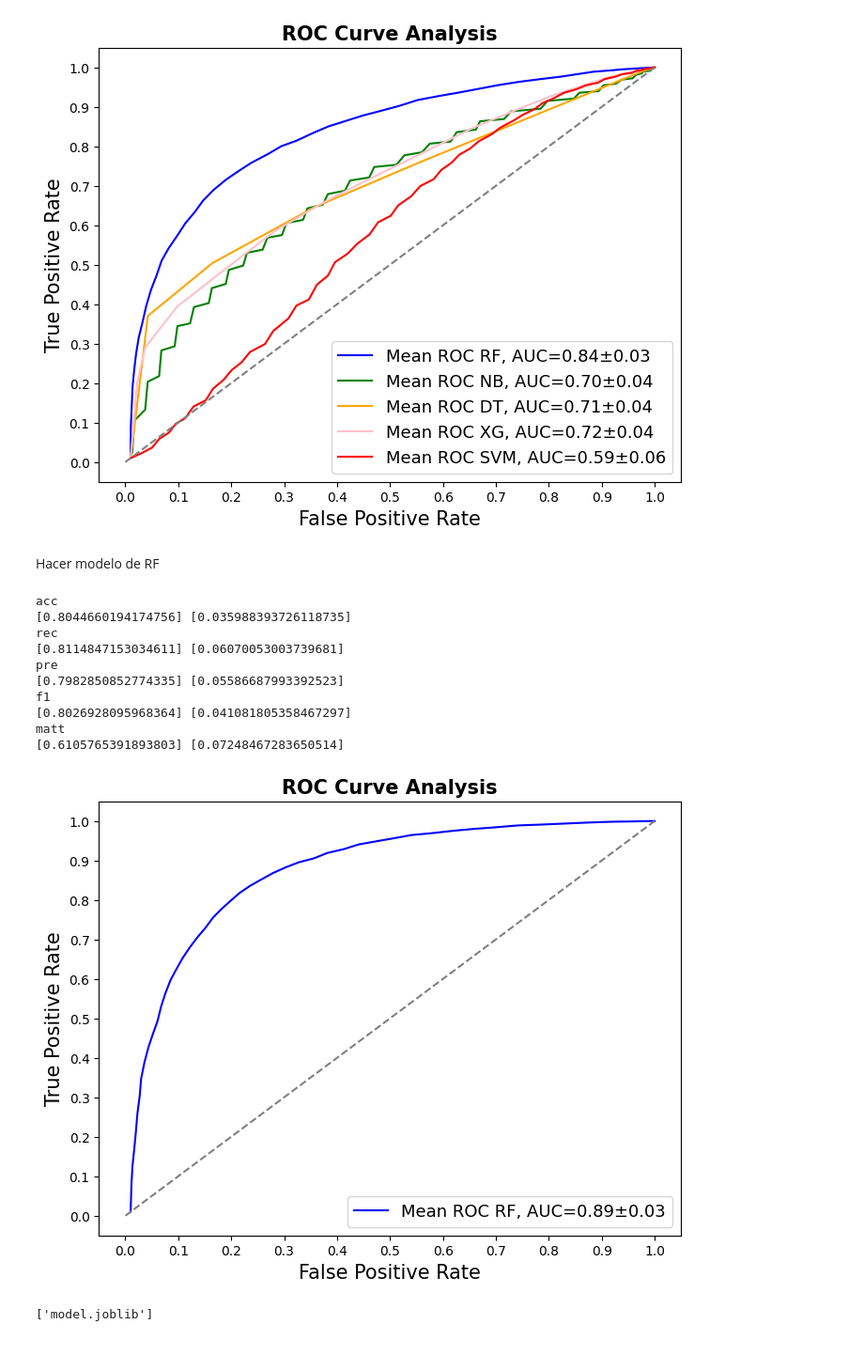
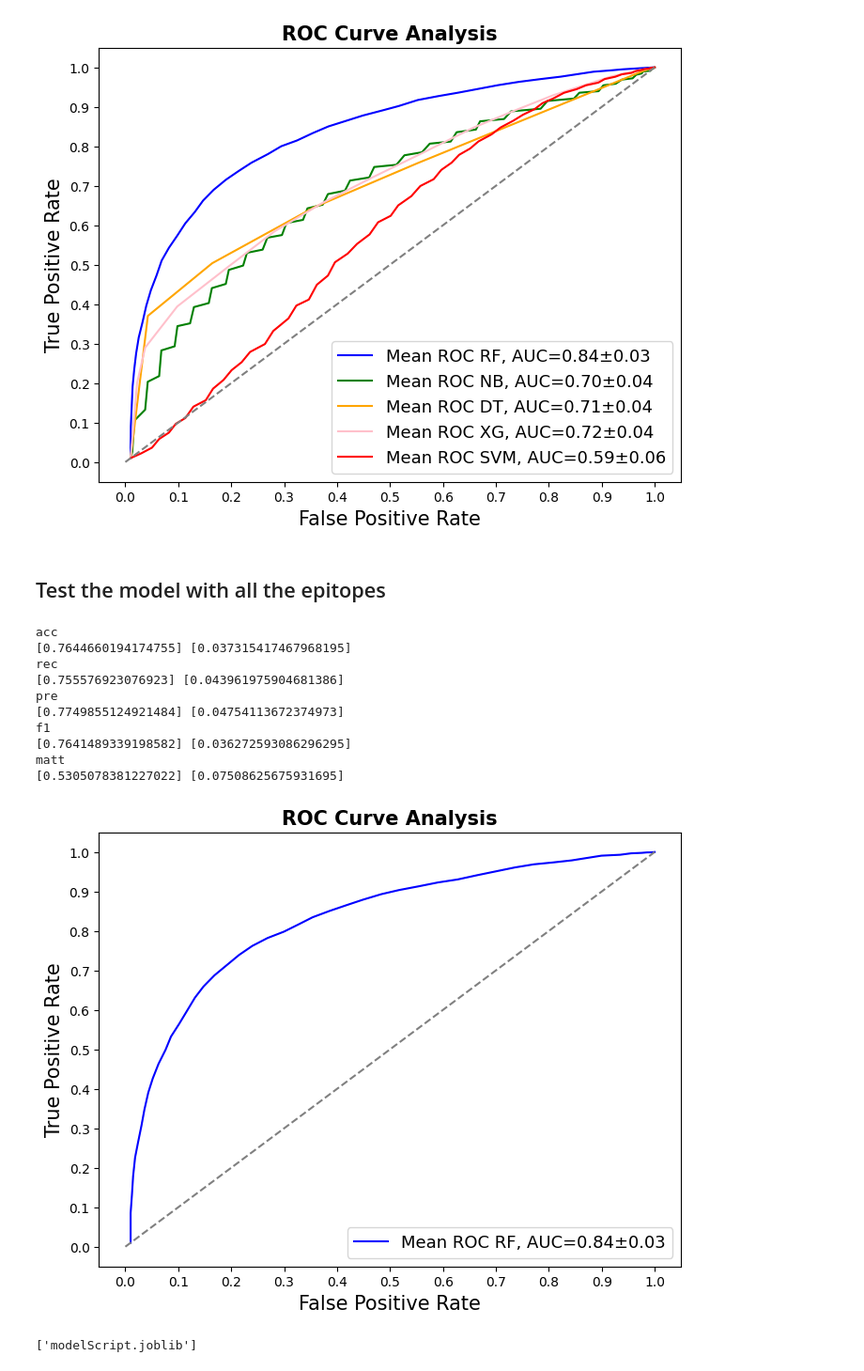
Before and after one commit to cparejabarrueto/epitopes, a Jupyter notebook: Epitopes-Script.ipynb, the cells around one changed output. Shown at 94% size. Cells and saved outputs as stored; diff of their text form; code cells hidden in the pictures.

```diff
--- a/Epitopes-Script.ipynb
+++ b/Epitopes-Script.ipynb
@@ -1585,8 +1585,17 @@ matt
 [0.540043241694719, 0.29381011655217915, 0.34501131788397865, 0.31621011092066814, 0.10096659828411854] [0.07440848817735592, 0.09526794897315519, 0.10045008861890994, 0.08556647593485259, 0.094655207 ...
 [figure]
 # %% [markdown]
-Hacer modelo de RF
+## Test the model with all the epitopes
+# %%
+fc_merge=[
+    'PartialSpecificVolume', 'st7', 'at_hmoment_sheet', 'PorcAromatic', 'Blosum4', 'MsWhim1', 't3',
+    'at_hmoment_alpha', 'DoubleBendPreference', 'Blosum8', 't2', 'Blosum2', 't4', 'st5', 'at_boman',
+    'pKC', 'MsWhim3', 'OccurrenceInAlphaRegion', 'ElectronicProperties', 'st8',
+    'PorcBasic', 'PorcAcidic',
+    'ExtendedStructurePreference', 'Blosum9', 'st4', 'z2', 'PorcPolar', 'PorcAliphatic',
+    'PorcNonPolar', 'Blosum6', 'Blosum3', 'FlatExtendedPreference', 'Blosum10', 'st3']
 # %%
+#save model
 from sklearn.ensemble import RandomForestClassifier
 from joblib import dump, load
 import pandas as pd
@@ -1600,6 +1609,12 @@ import matplotlib.pyplot as plt
 import warnings
 warnings.filterwarnings("ignore")
 
+#input
+cols=[*range(1, 75, 1)]
+df_ref = pd.read_csv('descriptors_class_influenza_nonEpiAlgorithm.csv', sep=',',usecols=cols)
+feature_cols =['PorcTiny','PorcSmall','PorcAliphatic','PorcAromatic','PorcNonPolar','PorcPolar','PorcCharged','PorcBasic','PorcAcidic','at_index','at_boman','at_charge','at_pi','at_hmoment_alpha','at_hmoment_sheet','HelixBendPreference','SideChainSize','ExtendedStructurePreference','Hidrophobicity','DoubleBendPreference','PartialSpecificVolume','FlatExtendedPreference','OccurrenceInAlphaRegion','pKC','SurroundingHidrophobicity','Blosum1','Blosum2','Blosum3','Blosum4','Blosum5','Blosum6','Blosum7','Blosum8','Blosum9','Blosum10','MsWhim1','MsWhim2','MsWhim3','st1','st2','st3','st4','st5','st6','st7','st8','t1','t2','t3','t4','t5','z1','z2','z3','z4','z5','HydrophobicityIndex','AlphaAndTurnPropensities','BulkyProperties','CompositionalCharacteristicIndex','LocalFlexibility','ElectronicProperties']
+
+
 #TABLA RESULTADOS SOBRE MATRIZ DE CONFUSION Y CURVA ROC
 classifiers = [RandomForestClassifier(random_state=123)]
 result_table = pd.DataFrame(columns=['classifiers','fpr','tpr','auc'])
@@ -1610,35 +1625,21 @@ Std = [];Mean = [];Fpr = [];Tpr = [];Auc = [];Auc2 = [];Auc3 = []
 mean_tpr=[]; W_range = range(0, 100)
 
 
-X=df_ref[fc_merge]
-Y=df_ref.Class
-X_p=preprocessing.normalize(X)
-#print(df_ref.iloc[np.random.random_integers(256,2050,256),0:74])
-df2=df_ref.iloc[np.random.random_integers(256,2050,256),0:74]
-df3=df_ref.iloc[0:256,0:74]
-frames = [df3, df2]
-df4=pd.concat(frames)
-Xrandom=df4[feature_cols]
-#print(Xrandom)
-Yrandom=df4.Class
-#print(Yrandom)
-X_prandom=preprocessing.normalize(Xrandom)
-
 for cls in classifiers: #BUCLE PARA CADA ALGORITMO CLASIFICADOR, RANDOM FOREST
     #print(cls)
     for i in W_range:   #BUCLE DE 100 REPETICIONES
         fpr_all=[]      #SETEAR VARIABLES, LISTAS VACÍAS PARA MATRIZ DE COSTO
         tpr_all=[]
-        df2=df_ref.iloc[np.random.random_integers(256,2050,256),0:74]  #SELECCION DE EJEMPLOS NEGATIVOS
+        df2=df_ref.iloc[np.random.random_integers(256,4567,256),0:74]  #SELECCION DE EJEMPLOS NEGATIVOS
         df2.to_csv('source_nonEpiRef_RF_'+str(i)+'.csv', index=True)
-        df3=df_ref.iloc[0:255,0:74] #EJEMPLOS POSITIVOS
+        df3=df_ref.iloc[0:257,0:74] #EJEMPLOS POSITIVOS
         frames = [df3, df2]
         df4=pd.concat(frames)
         X_r=df4[fc_merge]    #SELECCION DE LOS DESCRIPTORES ELEGIDOS
         Y_r=df4.Class
         Y_r.value_counts()
         X_rn=preprocessing.normalize(X_r)          #ESCALAR VALORES DE DESCRIPTORS
-        X_train, X_test, y_train, y_test = train_test_split(X_rn,Y_r, test_size=0.20) #DIVIDIR SET DE DATOS EN ENTRENAMIENTO Y PRUEBA
+        X_train, X_test, y_train, y_test = train_test_split(X_rn,Y_r, test_size=0.20, random_state=123) #DIVIDIR SET DE DATOS EN ENTRENAMIENTO Y PRUEBA
         model = cls.fit(X_train, y_train)          #CONSTRUIR MODELO
         y_pred = model.predict_proba(X_test)[::,1] #PREDECIR VALORES PARA EL TEST
         fpr, tpr, _ = roc_curve(y_test,y_pred)     #IDENTIFICAR FALSOS Y VERDADEROS POSITIVOS PARA CONTRUIR CURVA ROC
@@ -1866,41 +1867,41 @@ for i in np.arange(0,2000,1):
     i=i+1
 fila=0
 for elemento in tpr_xg:            # lista de largo 100 y de 83 valores c/u, hay que sumar las 100 filas de 83 cols
     col=0
     for elemento2 in elemento:    # 84
         if col < 2000: #columnas
             matrix[col][fila]=elemento2
         col=col+1     # hasta el 83 #   nuevalista.append(elemento2) #  print(nuevalista)
     fila=fila+1
 mean_tpr_xg = np.mean(matrix,axis=1)
 std_tpr_xg = np.std(matrix,axis=1)
 
 
 plt.figure(figsize=(8,6))
-clasif = ["RF","NB","DT","XG","SVM"]
-#RF,GaussianNB,DT,XGB,SVC
+clasif = ["RF"]
 plt.plot(mean_fpr_rf, mean_tpr_rf, color='blue', label="Mean ROC {}, AUC={:.2f}±{:.2f}".format(clasif[0], Auc2[0],Auc3[0]))
 plt.plot([0,1], [0,1], color='grey', linestyle='--')
 plt.xticks(np.arange(0.0, 1.1, step=0.1))
 plt.xlabel("False Positive Rate", fontsize=15)
 plt.yticks(np.arange(0.0, 1.1, step=0.1))
 plt.ylabel("True Positive Rate", fontsize=15)
 plt.title('ROC Curve Analysis', fontweight='bold', fontsize=15)
 plt.legend(prop={'size':13}, loc='lower right')
 result_table.set_index('classifiers', inplace=True)
-plt.savefig('testeo_vaccines.png')
+plt.savefig('save_Script.png')
 plt.show()
-dump(cls, 'model.joblib')
+cls_script=cls
+dump(cls_script, 'modelScript.joblib')
 # %% [output]
 acc
-[0.8044660194174756] [0.035988393726118735]
+[0.7644660194174755] [0.037315417467968195]
 rec
-[0.8114847153034611] [0.06070053003739681]
+[0.755576923076923] [0.043961975904681386]
 pre
-[0.7982850852774335] [0.05586687993392523]
+[0.7749855124921484] [0.04754113672374973]
 f1
-[0.8026928095968364] [0.041081805358467297]
+[0.7641489339198582] [0.036272593086296295]
 matt
-[0.6105765391893803] [0.07248467283650514]
+[0.5305078381227022] [0.07508625675931695]
-[figure, old version]
+[figure, new version]
-['model.joblib']
+['modelScript.joblib']
```
Also changed, not shown: parts of 8 cells of this notebook, 1 other file.
